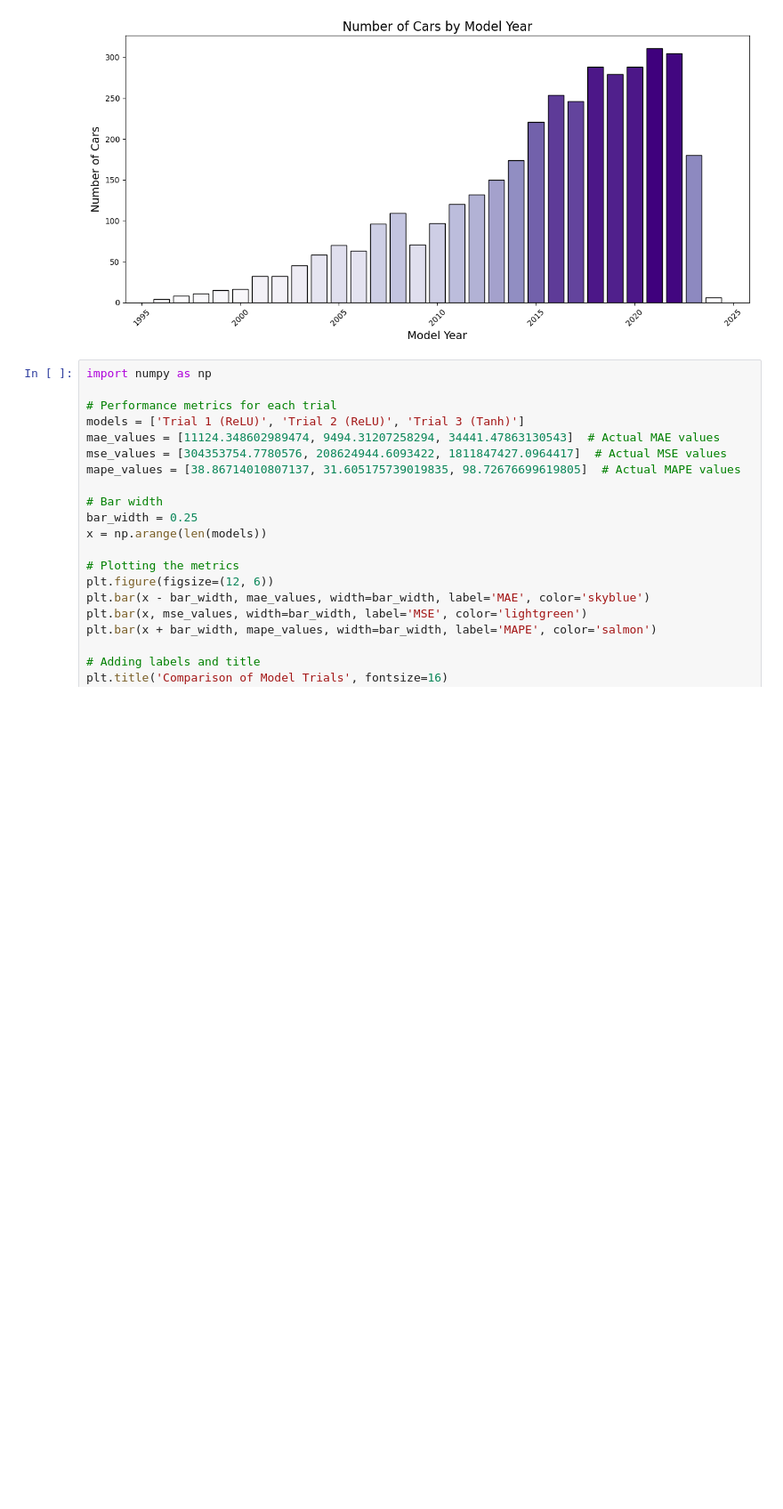
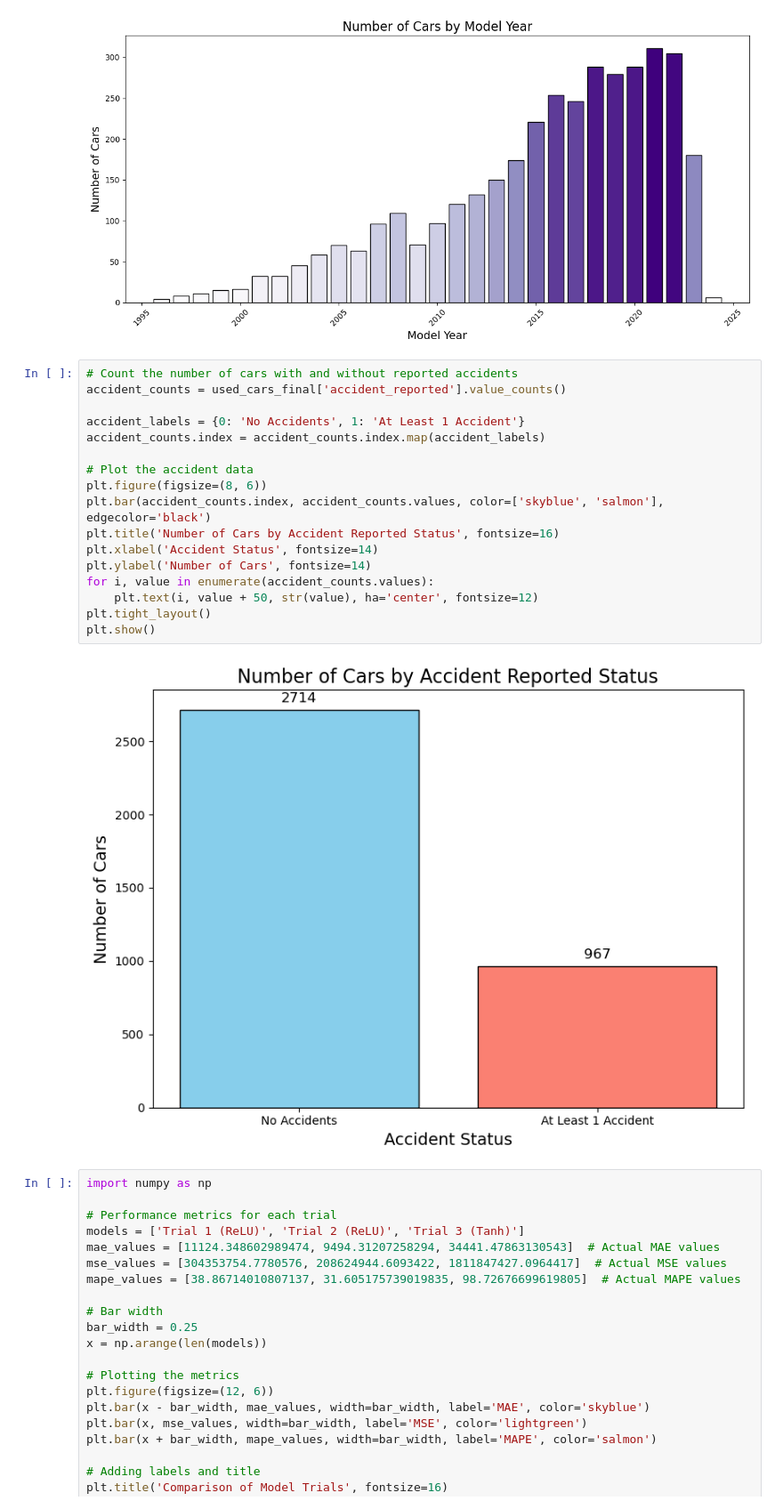
Before and after one commit to jiwenofu/Neural-Network-Project, a Jupyter notebook: ANN_Project.ipynb, the cells around one changed output. Shown at 89% size. Saved outputs shown, nothing was run; the diff lists cells and outputs as text; blank space fills up the shorter version.

Commit message:
More graph

```diff
--- a/ANN_Project.ipynb
+++ b/ANN_Project.ipynb
@@ -696,6 +696,25 @@ plt.tight_layout()
 plt.show()
 # %% [output]
 [figure]
+# %%
+# Count the number of cars with and without reported accidents
+accident_counts = used_cars_final['accident_reported'].value_counts()
+
+accident_labels = {0: 'No Accidents', 1: 'At Least 1 Accident'}
+accident_counts.index = accident_counts.index.map(accident_labels)
+
+# Plot the accident data
+plt.figure(figsize=(8, 6))
+plt.bar(accident_counts.index, accident_counts.values, color=['skyblue', 'salmon'], edgecolor='black')
+plt.title('Number of Cars by Accident Reported Status', fontsize=16)
+plt.xlabel('Accident Status', fontsize=14)
+plt.ylabel('Number of Cars', fontsize=14)
+for i, value in enumerate(accident_counts.values):
+    plt.text(i, value + 50, str(value), ha='center', fontsize=12)
+plt.tight_layout()
+plt.show()
+# %% [output]
+[figure, added]
 # %%
 import numpy as np
 
```
